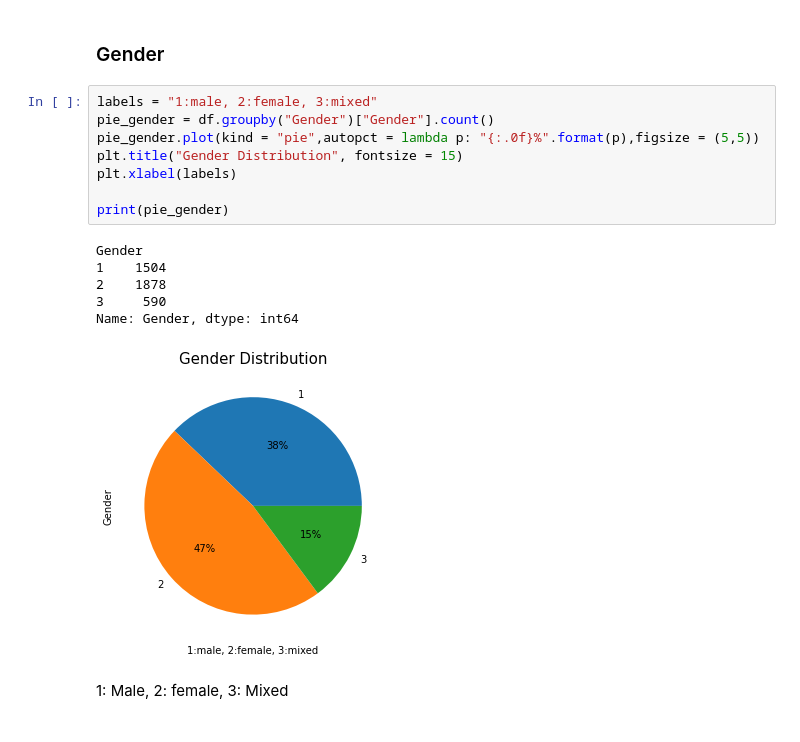
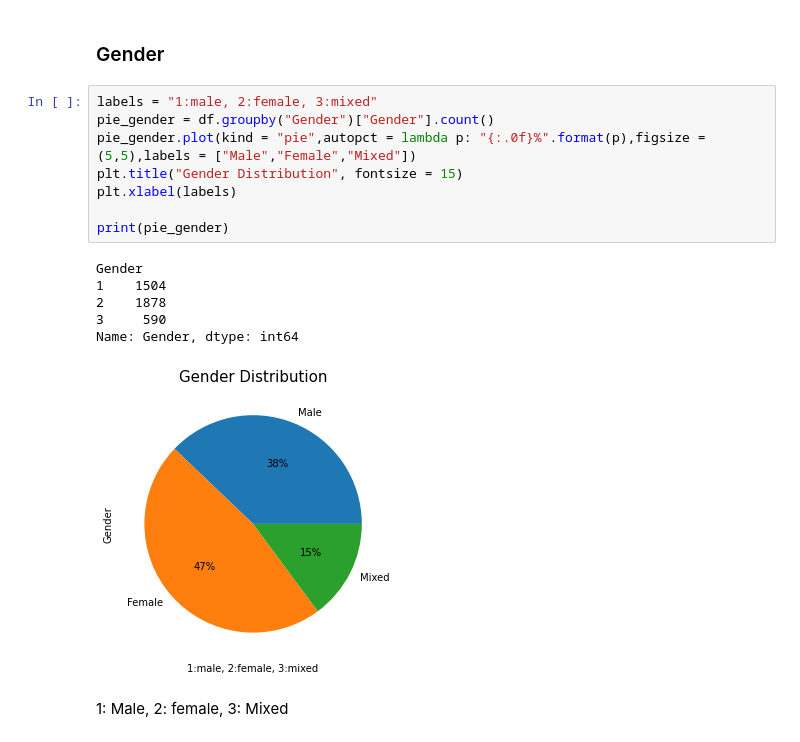
Before and after one commit to naufaldi-fir/adoption-prediction-project, a Jupyter notebook: Exploration on Age, Gender, Maturity Size, Furlength and Quantity.ipynb, the cells around one changed output. Drawn from its saved outputs; the diff is of its cells as text.

Commit message:
change labels in pie chart gender

```diff
--- a/Exploration on Age, Gender, Maturity Size, Furlength and Quantity.ipynb
+++ b/Exploration on Age, Gender, Maturity Size, Furlength and Quantity.ipynb
@@ -122,18 +122,18 @@ sns.violinplot(data = df[(df.Age < 50)], y = "Type", x = "Age")
 # %%
 labels = "1:male, 2:female, 3:mixed"
 pie_gender = df.groupby("Gender")["Gender"].count()
-pie_gender.plot(kind = "pie",autopct = lambda p: "{:.0f}%".format(p),figsize = (5,5))
+pie_gender.plot(kind = "pie",autopct = lambda p: "{:.0f}%".format(p),figsize = (5,5),labels = ["Male","Female","Mixed"])
 plt.title("Gender Distribution", fontsize = 15)
 plt.xlabel(labels)
 
 print(pie_gender)
 # %% [output]
 Gender
 1    1504
 2    1878
 3     590
 Name: Gender, dtype: int64
-[figure, old version]
+[figure, new version]
 # %% [markdown]
 1: Male, 2: female, 3: Mixed
 # %% [markdown]
```
